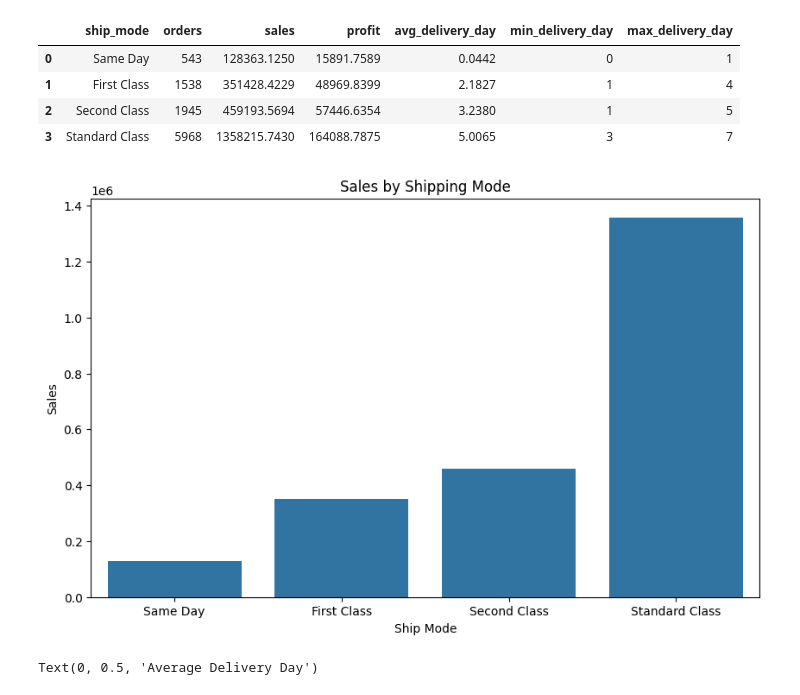
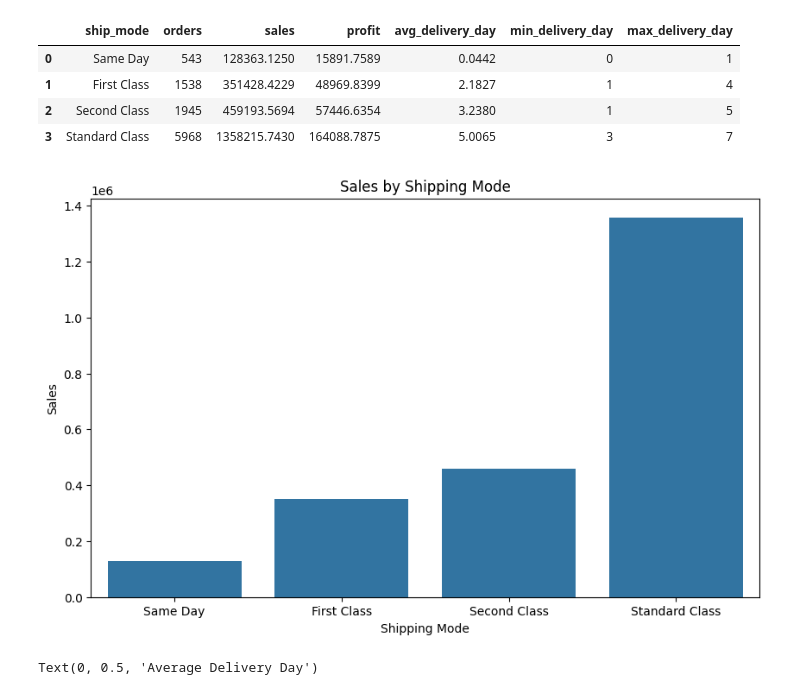
Before and after one commit to markcelemen/sales-performance-dashboard, a Jupyter notebook: eda.ipynb, the cells around one changed output. Drawn from its saved outputs; the diff is of its cells as text; code cells hidden in the pictures.

Commit message:
style: fix sql formatting and chart spelling

```diff
--- a/eda.ipynb
+++ b/eda.ipynb
@@ -632,15 +636,15 @@ df.head()
 # %%
 plt.figure(figsize=(10,6))
 
 sns.barplot(data=df, x='ship_mode', y='sales')
 
 plt.title('Sales by Shipping Mode')
-plt.xlabel('Ship Mode')
+plt.xlabel('Shipping Mode')
 plt.ylabel('Sales')
 
 plt.show()
 # %% [output]
-[figure, old version]
+[figure, new version]
 # %%
 plt.figure(figsize=(10, 6))
 
```
Also changed, not shown: parts of 1 cell of this notebook.
